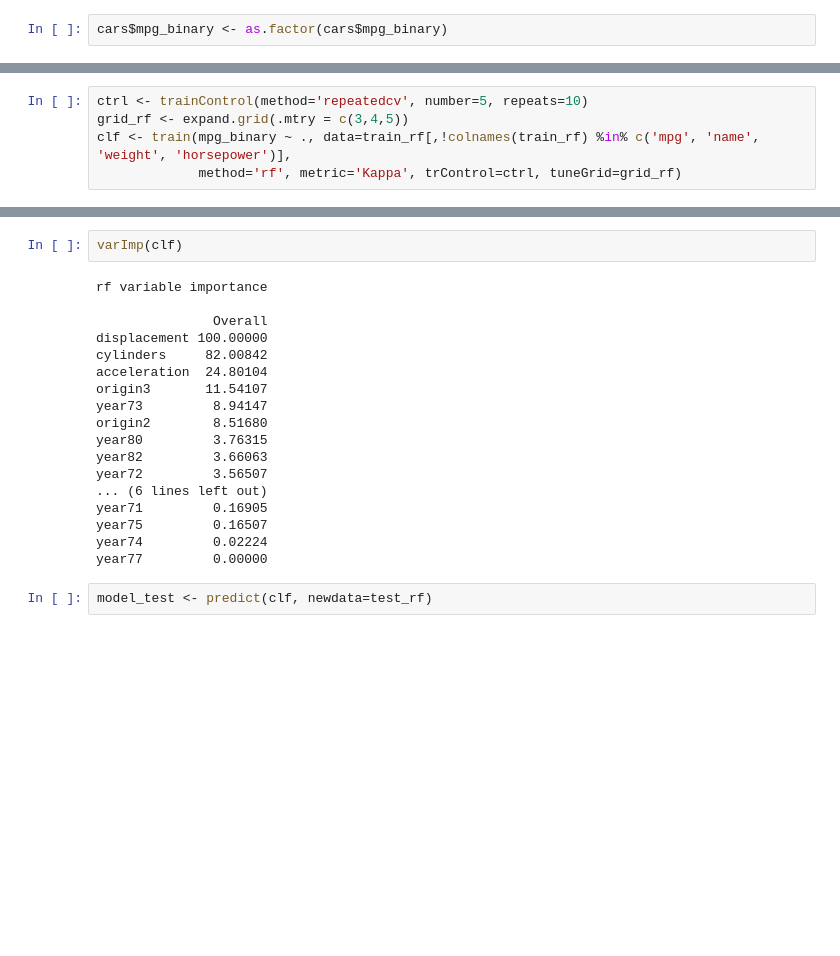
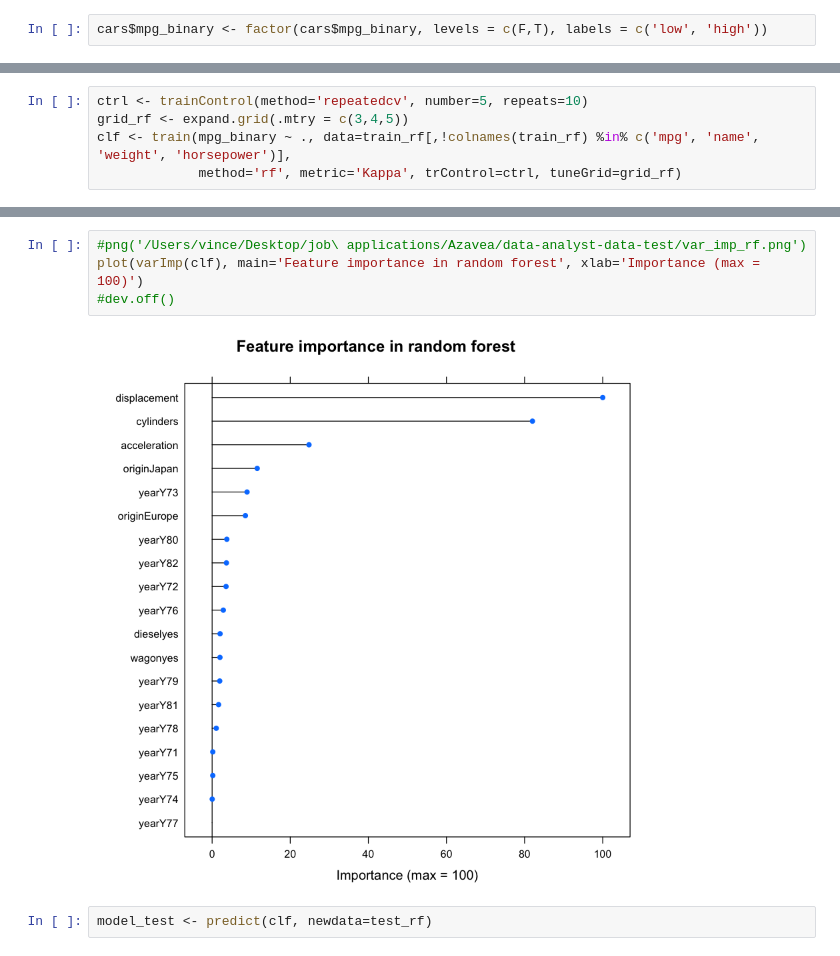
Before and after one commit to vincegiorno/data-analyst-data-test, a Jupyter notebook: Untitled.ipynb, the cells around one changed output, grey strips where cells are left out. Saved outputs shown, nothing was run; the diff lists cells and outputs as text; blank space fills up the shorter version.

```diff
--- a/Untitled.ipynb
+++ b/Untitled.ipynb
@@ -128,5 +131,5 @@ lines(lowess(cars$acceleration,cars$mpg), col="blue")
 # %% [markdown]
 *From the plots, it appears that the single most useful preditor is whether or not the car has a diesel engine, since all of the diesel cars in the data set get above-median mileage. Origin and number of cylinders also look to be good predictors. Horsepower and displacement also look good, but they and weight look very much alike and probably are highly correlated. Model year looks not so good overall, but models from the years '80-'82 are almost all in the high mileage category. Likewise, body type does not seem very useful. Station wagons get almost uniformly low mileage, but reperesent a small subset of the data. Acceleration does not seem useful at all, except that the cars with the fastest acceleration all get low mileage.*
 # %%
-cars$mpg_binary <- as.factor(cars$mpg_binary)
+cars$mpg_binary <- factor(cars$mpg_binary, levels = c(F,T), labels = c('low', 'high'))
 # %% [markdown]
@@ -162,26 +165,12 @@ Resampling results across tuning parameters:
 
 Kappa was used to select the optimal model using  the largest value.
 The final value used for the model was mtry = 4.
-# %%
-varImp(clf)
-# %% [output]
-rf variable importance
-
-               Overall
-displacement 100.00000
-cylinders     82.00842
-acceleration  24.80104
-origin3       11.54107
-year73         8.94147
-origin2        8.51680
-year80         3.76315
-year82         3.66063
-year72         3.56507
-... (6 lines left out)
-year71         0.16905
-year75         0.16507
-year74         0.02224
-year77         0.00000
+# %%
+#png('/Users/vince/Desktop/job\ applications/Azavea/data-analyst-data-test/var_imp_rf.png')
+plot(varImp(clf), main='Feature importance in random forest', xlab='Importance (max = 100)')
+#dev.off()
+# %% [output]
+[figure, added]
 # %%
 model_test <- predict(clf, newdata=test_rf)
 # %%
```
Also changed, not shown: parts of 18 cells of this notebook, 3 other files.
